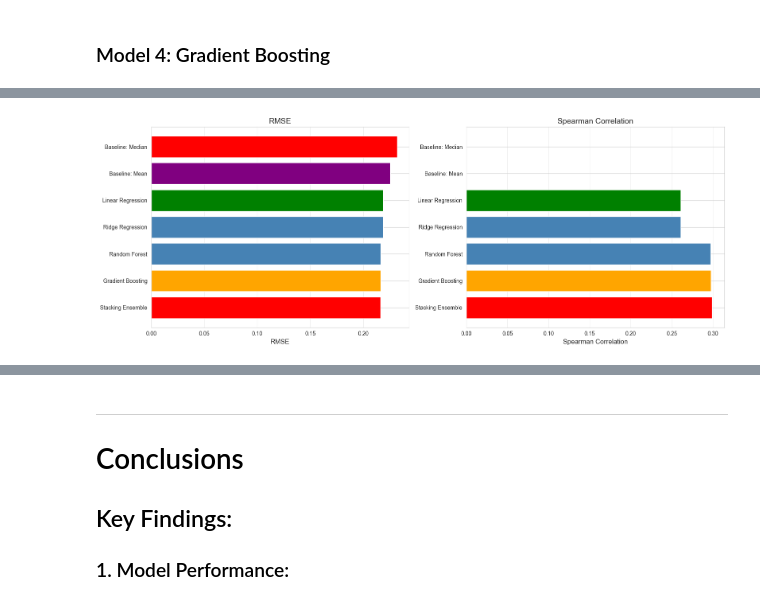
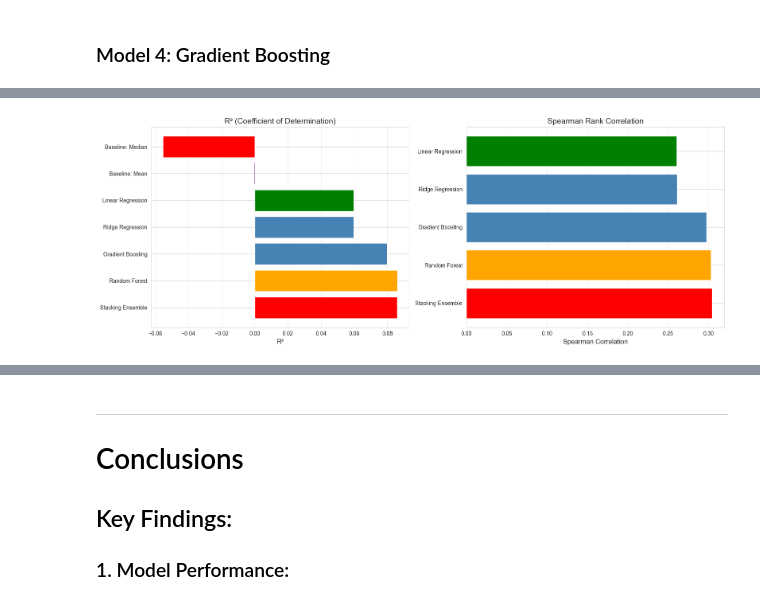
Before and after one commit to TurkiAlrasheed/VibeScore, a Jupyter notebook: eda_song_ratings.ipynb, the cells around one changed output, grey strips where cells are left out. Saved outputs shown, nothing was run; the diff lists cells and outputs as text; code cells hidden in the pictures.

```diff
--- a/eda_song_ratings.ipynb
+++ b/eda_song_ratings.ipynb
@@ -480,3 +476,11 @@ lr_model = LinearRegression()
 
 # sample weight is used for imbalanced datasets
 lr_model.fit(X_train_scaled, y_train, sample_weight=weights_train)
+
+# Define custom Spearman correlation scorer for GridSearchCV
+def spearman_scorer(y_true, y_pred):
+    """Custom scorer that returns Spearman correlation coefficient"""
+    spearman, _ = stats.spearmanr(y_true, y_pred)
+    return spearman
+
+spearman_scorer_cv = make_scorer(spearman_scorer)
@@ -492,7 +494,7 @@ ridge_params = {
 }
 
 ridge = Ridge()
-ridge_cv = GridSearchCV(ridge, ridge_params, cv=5, scoring='neg_root_mean_squared_error', n_jobs=-1)
+ridge_cv = GridSearchCV(ridge, ridge_params, cv=5, scoring=spearman_scorer_cv, n_jobs=-1)
 ridge_cv.fit(X_train_scaled, y_train, sample_weight=weights_train)
 
 best_ridge = ridge_cv.best_estimator_
@@ -511,7 +513,7 @@ rf_params = {
 }
 
 rf = RandomForestRegressor(random_state=42, n_jobs=-1)
-rf_cv = GridSearchCV(rf, rf_params, cv=3, scoring='neg_root_mean_squared_error', n_jobs=-1)
+rf_cv = GridSearchCV(rf, rf_params, cv=3, scoring=spearman_scorer_cv, n_jobs=-1)
 rf_cv.fit(X_train, y_train, sample_weight=weights_train)
 
 best_rf = rf_cv.best_estimator_
@@ -527,7 +529,7 @@ gb_params = {
 }
 
 gb = GradientBoostingRegressor(random_state=42)
-gb_cv = GridSearchCV(gb, gb_params, cv=3, scoring='neg_root_mean_squared_error', n_jobs=-1)
+gb_cv = GridSearchCV(gb, gb_params, cv=3, scoring=spearman_scorer_cv, n_jobs=-1)
 gb_cv.fit(X_train, y_train, sample_weight=weights_train)
 
 best_gb = gb_cv.best_estimator_
@@ -610,20 +614,20 @@ Linear Regression 0.218803  0.260907 0.156089 0.059830
 # %%
 fig, axes = plt.subplots(1, 2, figsize=(16, 6))
 
 ax1 = axes[0]
 colors = ['red', 'orange', 'steelblue', 'steelblue', 'green', 'purple']
-bars1 = ax1.barh(full_results['model'], full_results['RMSE'], color=colors)
-ax1.set_xlabel('RMSE', fontsize=12)
-ax1.set_title('RMSE', fontsize=14)
+bars1 = ax1.barh(full_results['model'], full_results['R2'], color=colors)
+ax1.set_xlabel('R²', fontsize=12)
+ax1.set_title('R²', fontsize=14)
 ax1.grid(True, alpha=0.3, axis='x')
 
 ax2 = axes[1]
 bars2 = ax2.barh(full_results['model'], full_results['Spearman'], color=colors)
 ax2.set_xlabel('Spearman Correlation', fontsize=12)
-ax2.set_title('Spearman Correlation', fontsize=14)
+ax2.set_title('Spearman Rank Correlation', fontsize=14)
 ax2.grid(True, alpha=0.3, axis='x')
 
 plt.tight_layout()
 plt.show()
 # %% [output]
-[figure, old version]
+[figure, new version]
```
Also changed, not shown: parts of 9 cells of this notebook.
